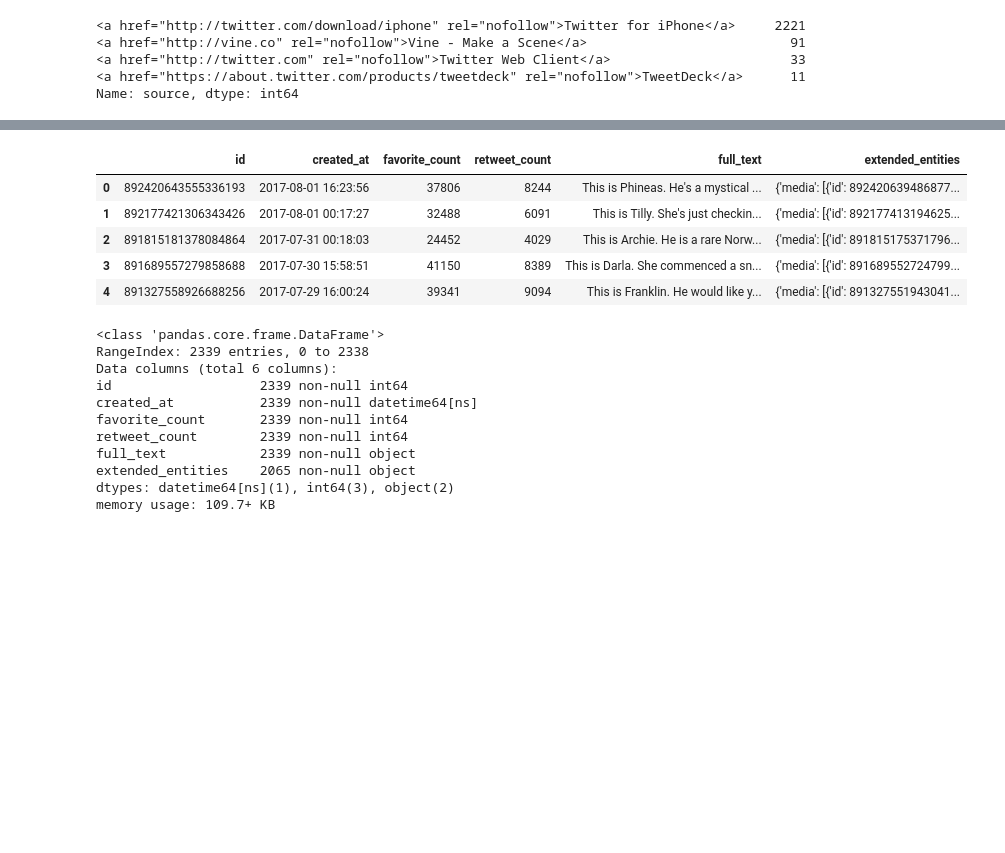
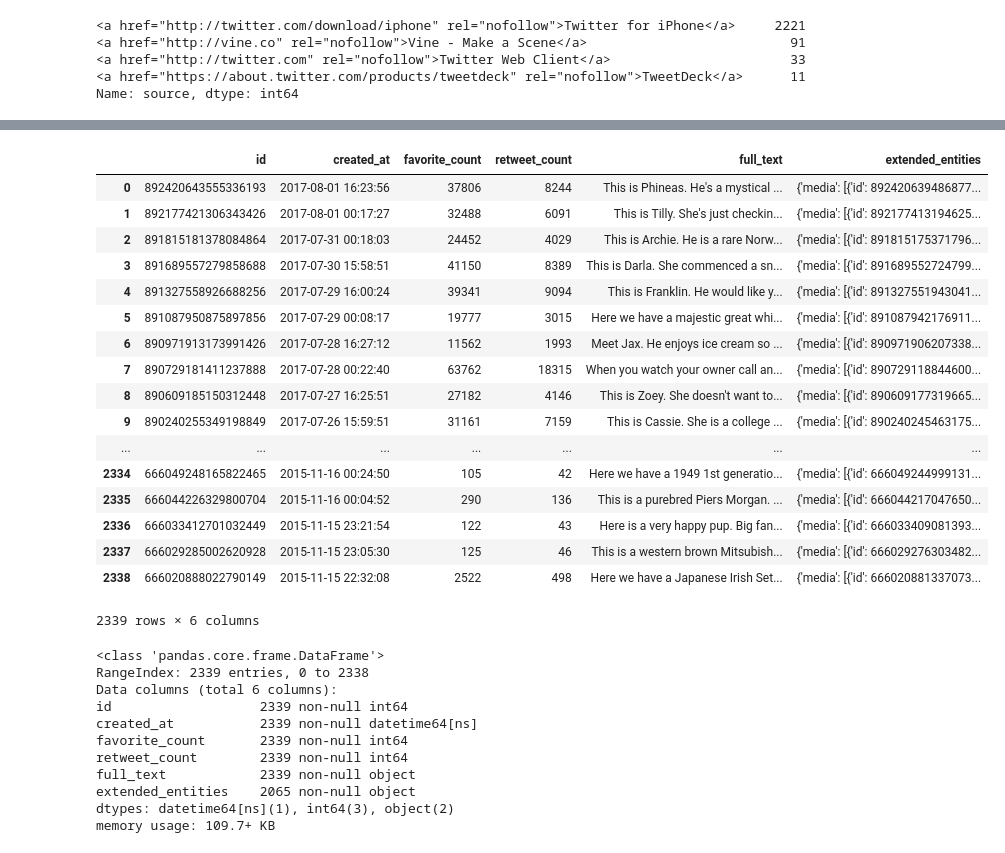
Before and after one commit to juliouribe/twitter-wrangling-project, a Jupyter notebook: wrangle_act.ipynb, the cells around one changed output, grey strips where cells are left out. Drawn from its saved outputs; the diff is of its cells as text; code cells hidden in the pictures; blank space fills up the shorter version.

```diff
--- a/wrangle_act.ipynb
+++ b/wrangle_act.ipynb
@@ -250,14 +250,26 @@ twitter_archive.rating_numerator.value_counts()
 204       1
 Name: rating_numerator, dtype: int64
 # %%
-tweets_json.head()
+tweets_json
 # %% [output]
 |  | id | created_at | favorite_count | retweet_count | full_text | extended_entities |
 | 0 | 892420643555336193 | 2017-08-01 16:23:56 | 37806 | 8244 | This is Phineas. He's a mystical ... | {'media': [{'id': 892420639486877... |
 | 1 | 892177421306343426 | 2017-08-01 00:17:27 | 32488 | 6091 | This is Tilly. She's just checkin... | {'media': [{'id': 892177413194625... |
 | 2 | 891815181378084864 | 2017-07-31 00:18:03 | 24452 | 4029 | This is Archie. He is a rare Norw... | {'media': [{'id': 891815175371796... |
 | 3 | 891689557279858688 | 2017-07-30 15:58:51 | 41150 | 8389 | This is Darla. She commenced a sn... | {'media': [{'id': 891689552724799... |
 | 4 | 891327558926688256 | 2017-07-29 16:00:24 | 39341 | 9094 | This is Franklin. He would like y... | {'media': [{'id': 891327551943041... |
+| 5 | 891087950875897856 | 2017-07-29 00:08:17 | 19777 | 3015 | Here we have a majestic great whi... | {'media': [{'id': 891087942176911... |
+| 6 | 890971913173991426 | 2017-07-28 16:27:12 | 11562 | 1993 | Meet Jax. He enjoys ice cream so ... | {'media': [{'id': 890971906207338... |
+| 7 | 890729181411237888 | 2017-07-28 00:22:40 | 63762 | 18315 | When you watch your owner call an... | {'media': [{'id': 890729118844600... |
+| 8 | 890609185150312448 | 2017-07-27 16:25:51 | 27182 | 4146 | This is Zoey. She doesn't want to... | {'media': [{'id': 890609177319665... |
+| 9 | 890240255349198849 | 2017-07-26 15:59:51 | 31161 | 7159 | This is Cassie. She is a college ... | {'media': [{'id': 890240245463175... |
+| ... | ... | ... | ... | ... | ... | ... |
+| 2334 | 666049248165822465 | 2015-11-16 00:24:50 | 105 | 42 | Here we have a 1949 1st generatio... | {'media': [{'id': 666049244999131... |
+| 2335 | 666044226329800704 | 2015-11-16 00:04:52 | 290 | 136 | This is a purebred Piers Morgan. ... | {'media': [{'id': 666044217047650... |
+| 2336 | 666033412701032449 | 2015-11-15 23:21:54 | 122 | 43 | Here is a very happy pup. Big fan... | {'media': [{'id': 666033409081393... |
+| 2337 | 666029285002620928 | 2015-11-15 23:05:30 | 125 | 46 | This is a western brown Mitsubish... | {'media': [{'id': 666029276303482... |
+| 2338 | 666020888022790149 | 2015-11-15 22:32:08 | 2522 | 498 | Here we have a Japanese Irish Set... | {'media': [{'id': 666020881337073... |
+2339 rows × 6 columns
 # %%
 tweets_json.info()
 # %% [output]
```
Also changed, not shown: parts of 5 cells of this notebook.
